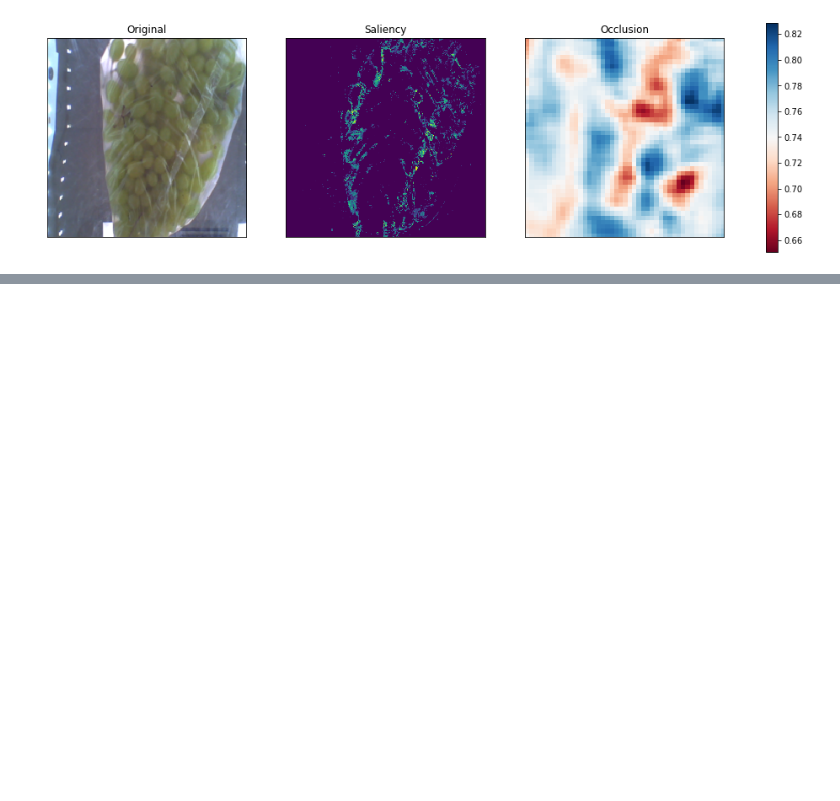
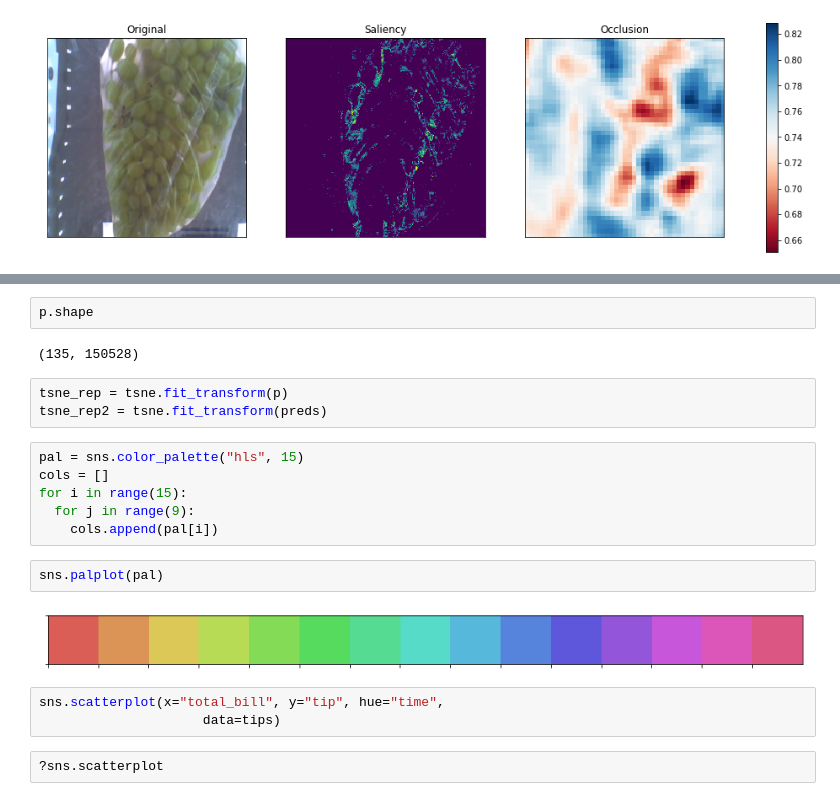
Before and after one commit to MihailMV/Fruits-and-vegetables, a Jupyter notebook: NN_fruits_and_vegetables.ipynb, the cells around one changed output, grey strips where cells are left out. Saved outputs shown, nothing was run; the diff lists cells and outputs as text; blank space fills up the shorter version.

```diff
--- a/NN_fruits_and_vegetables.ipynb
+++ b/NN_fruits_and_vegetables.ipynb
@@ -352,0 +445,22 @@ Occlusion(model, img, class_id, batch_size = 150, size_square = 20, size_step =
+# %%
+p.shape
+# %% [output]
+(135, 150528)
+# %%
+tsne_rep = tsne.fit_transform(p)
+tsne_rep2 = tsne.fit_transform(preds)
+# %%
+pal = sns.color_palette("hls", 15)
+cols = []
+for i in range(15):
+  for j in range(9):
+    cols.append(pal[i])
+# %%
+sns.palplot(pal)
+# %% [output]
+[figure, added]
+# %%
+sns.scatterplot(x="total_bill", y="tip", hue="time",
+                     data=tips)
+# %%
+?sns.scatterplot
```
Also changed, not shown: parts of 39 cells of this notebook.
